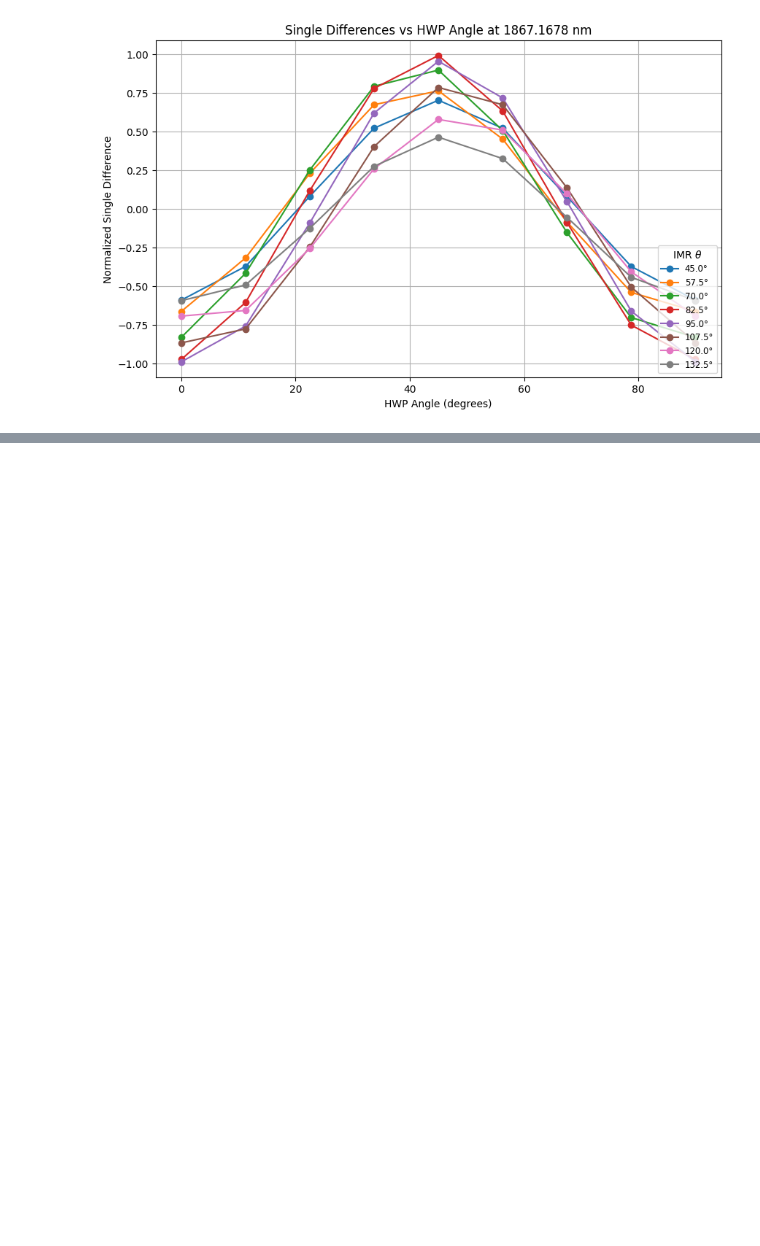
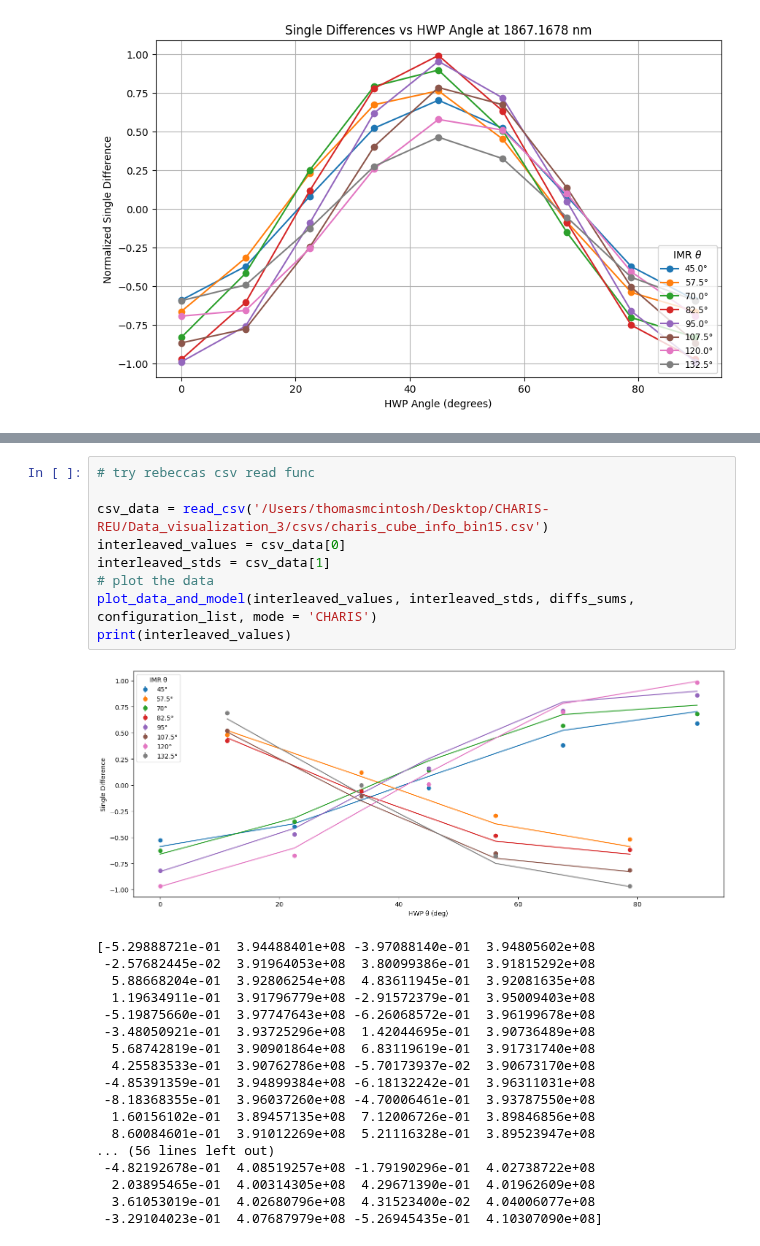
Before and after one commit to UCSB-Exoplanet-Polarimetry-Lab/pyPolCal, a Jupyter notebook: CHARIS/mueller_modeling.ipynb, the cells around one changed output, grey strips where cells are left out. Saved outputs shown, nothing was run; the diff lists cells and outputs as text; blank space fills up the shorter version.

```diff
--- a/CHARIS/mueller_modeling.ipynb
+++ b/CHARIS/mueller_modeling.ipynb
@@ -267,0 +283,28 @@ plt.plot(np.linspace(0,90,9), -diffs, 'o-')
+# %%
+# try rebeccas csv read func
+
+csv_data = read_csv('/Users/thomasmcintosh/Desktop/CHARIS-REU/Data_visualization_3/csvs/charis_cube_info_bin15.csv')
+interleaved_values = csv_data[0]
+interleaved_stds = csv_data[1]
+# plot the data
+plot_data_and_model(interleaved_values, interleaved_stds, diffs_sums, configuration_list, mode = 'CHARIS')
+print(interleaved_values)
+# %% [output]
+[figure, added]
+[-5.29888721e-01  3.94488401e+08 -3.97088140e-01  3.94805602e+08
+ -2.57682445e-02  3.91964053e+08  3.80099386e-01  3.91815292e+08
+  5.88668204e-01  3.92806254e+08  4.83611945e-01  3.92081635e+08
+  1.19634911e-01  3.91796779e+08 -2.91572379e-01  3.95009403e+08
+ -5.19875660e-01  3.97747643e+08 -6.26068572e-01  3.96199678e+08
+ -3.48050921e-01  3.93725296e+08  1.42044695e-01  3.90736489e+08
+  5.68742819e-01  3.90901864e+08  6.83119619e-01  3.91731740e+08
+  4.25583533e-01  3.90762786e+08 -5.70173937e-02  3.90673170e+08
+ -4.85391359e-01  3.94899384e+08 -6.18132242e-01  3.96311031e+08
+ -8.18368355e-01  3.96037260e+08 -4.70006461e-01  3.93787550e+08
+  1.60156102e-01  3.89457135e+08  7.12006726e-01  3.89846856e+08
+  8.60084601e-01  3.91012269e+08  5.21116328e-01  3.89523947e+08
+... (56 lines left out)
+ -4.82192678e-01  4.08519257e+08 -1.79190296e-01  4.02738722e+08
+  2.03895465e-01  4.00314305e+08  4.29671390e-01  4.01962609e+08
+  3.61053019e-01  4.02680796e+08  4.31523400e-02  4.04006077e+08
+ -3.29104023e-01  4.07687979e+08 -5.26945435e-01  4.10307090e+08]
```
Also changed, not shown: parts of 6 cells of this notebook, 1 other file.
